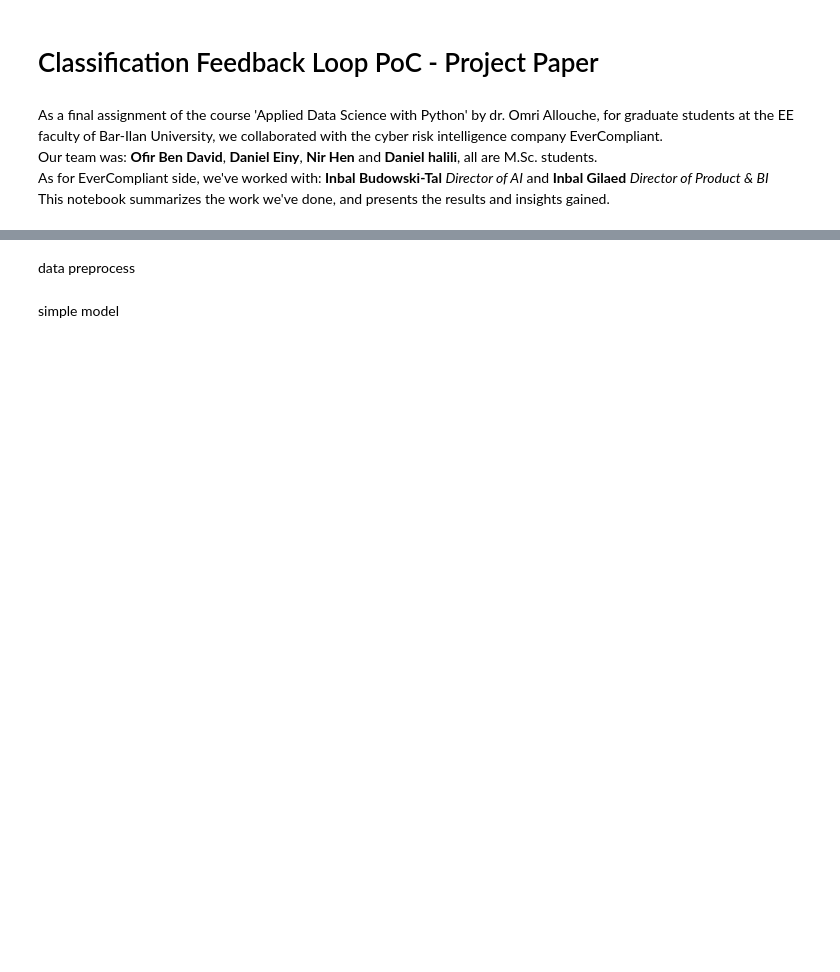
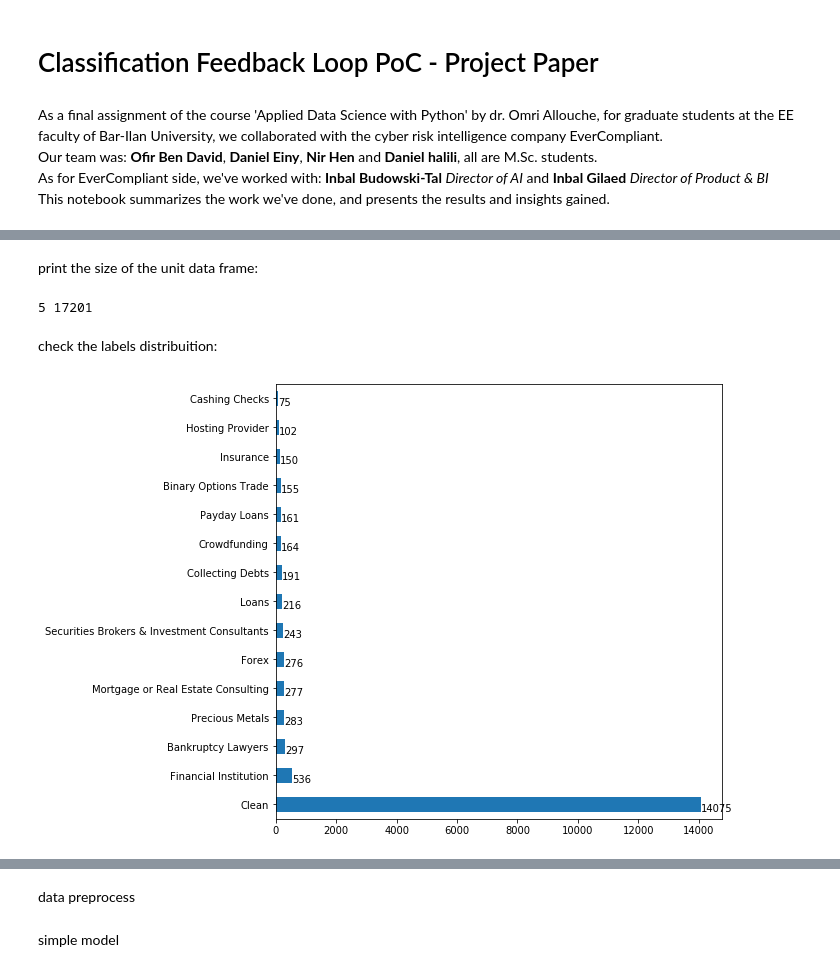
Before and after one commit to DanielEiny/Classification-Feedback-Loop-PoC, a Jupyter notebook: ProjectPaper.ipynb, the cells around one changed output, grey strips where cells are left out. Drawn from its saved outputs; the diff is of its cells as text; code cells hidden in the pictures; blank space fills up the shorter version.

```diff
--- a/ProjectPaper.ipynb
+++ b/ProjectPaper.ipynb
@@ -36,0 +82,18 @@ EDA, include data presentation
+# %%
+# NOTE: replace with your own data folder path
+DATA_FOLDER = r'C:\Users\Ofir\Downloads'
+# %%
+# WARNING: this will take up to 3.0GB of your RAM -> might get your computer stuck
+
+# read content df
+content_df = pd.read_csv(os.path.join(DATA_FOLDER,'finance_en_content_all.csv'))
+# read labels df
+labels_df = pd.read_csv(os.path.join(DATA_FOLDER,'finance_en_labels_all.csv'))
+# read categories df - match between label (number) to category (name)
+categories_df = pd.read_csv(os.path.join(DATA_FOLDER,'categories.txt'),names=['label','category'])
+categories_df['label'] = categories_df['label'].apply(lambda num_str_dirty: int(num_str_dirty.replace("'", "")))
+categories_df['category'] = categories_df['category'].apply(lambda str_dirty: str_dirty.replace("'", ""))
+
+# unit to 1 df:
+content_labels_df = pd.merge(content_df,labels_df,on='domain')
+content_labels_categories_df = pd.merge(content_labels_df,categories_df,on='label')
@@ -36,0 +121,18 @@ EDA, include data presentation
+# %% [markdown]
+print the size of the unit data frame:
+# %%
+print(len(content_labels_categories_df.columns),len(content_labels_categories_df.index))
+# %% [output]
+5 17201
+# %% [markdown]
+check the labels distribuition:
+# %%
+plt.figure(figsize=(8, 8))
+ax = content_labels_categories_df.category.value_counts().plot(kind='barh')
+
+for p in ax.patches:
+    w = p.get_bbox().bounds[2]
+    h = p.get_bbox().bounds[1]
+    ax.annotate(int(w), xy = (w, h))
+# %% [output]
+[figure, added]
```
Also changed, not shown: parts of 100 cells of this notebook, 2 other files.
